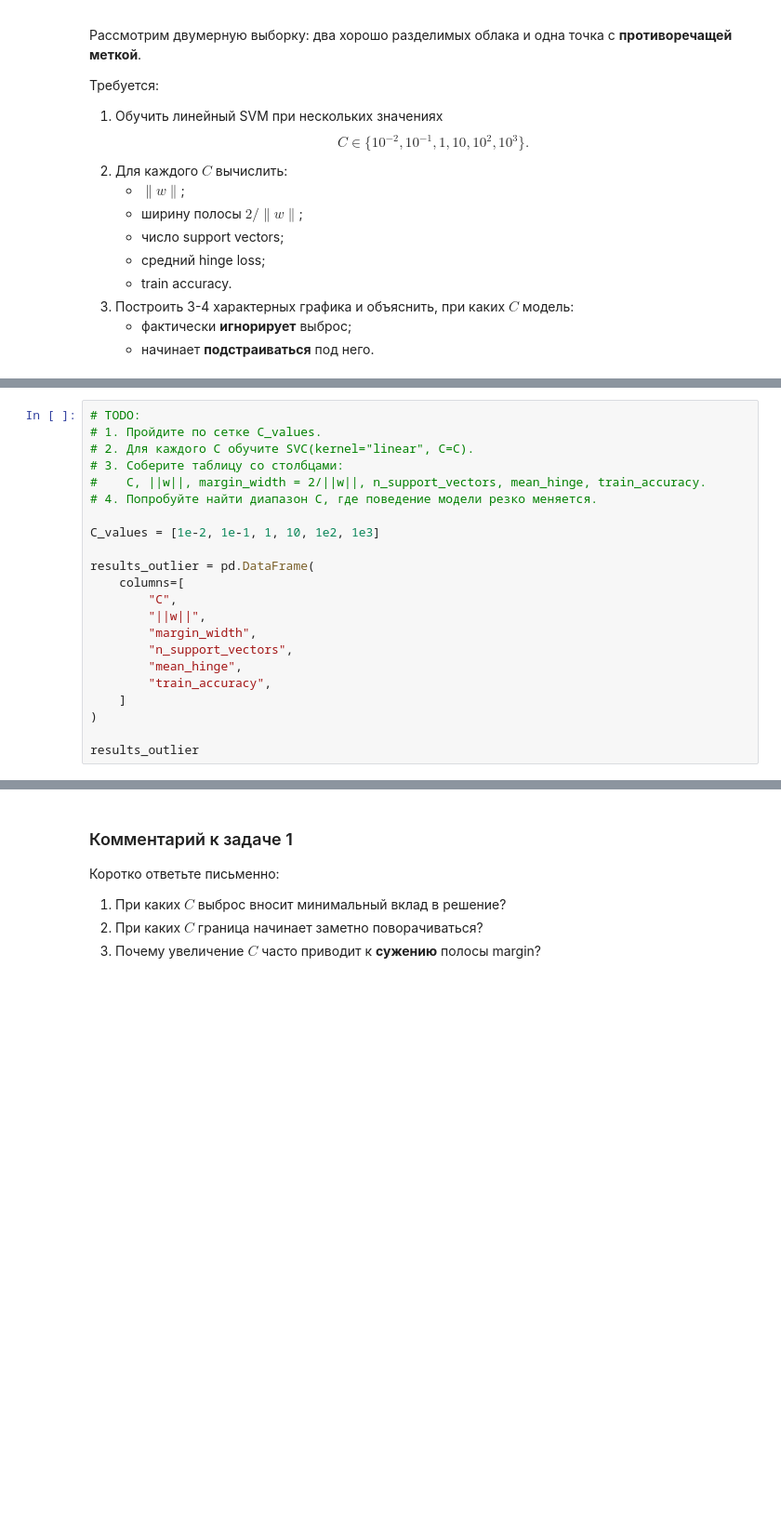
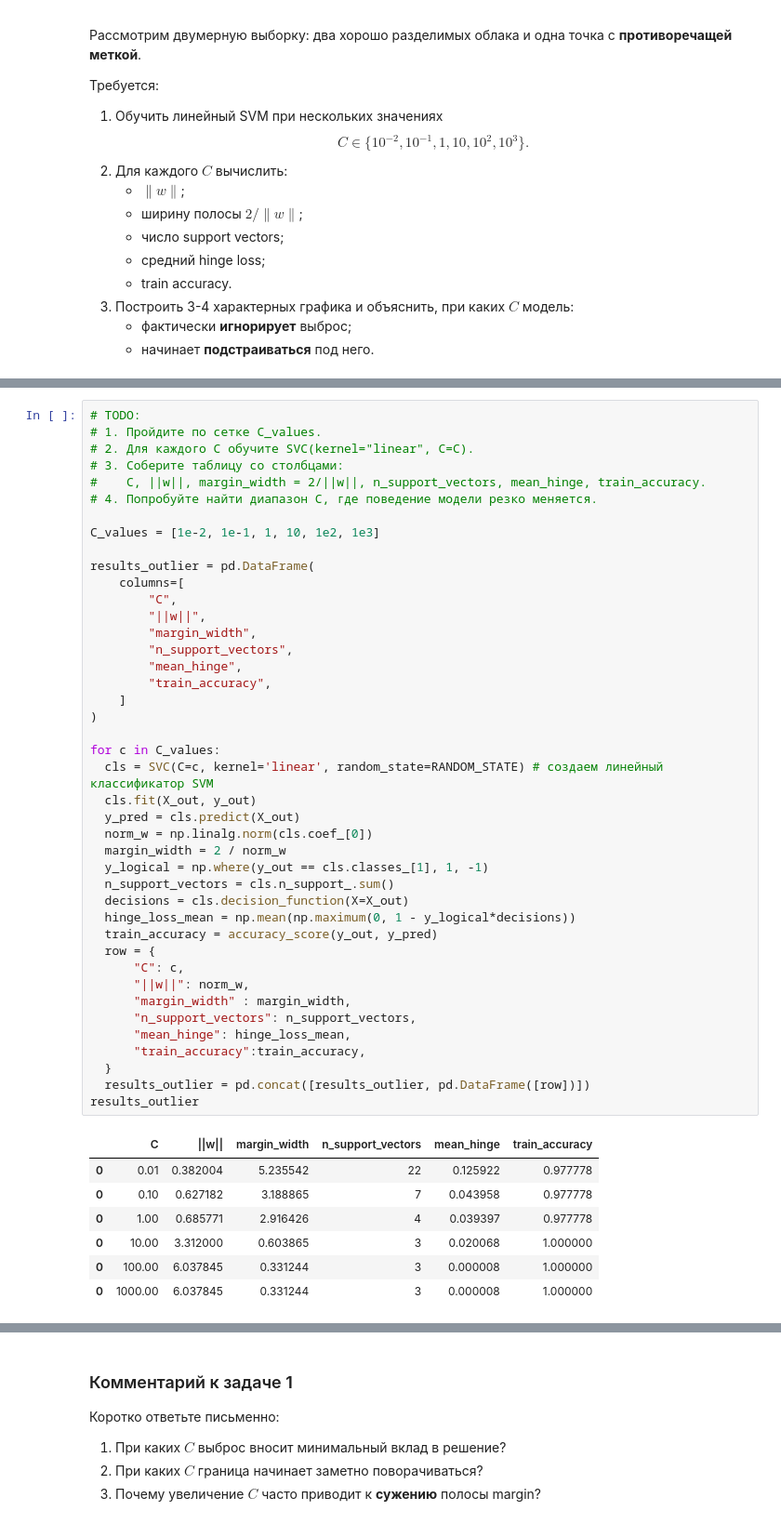
Before and after one commit to DmytryPan/ml-math-base-course, a Jupyter notebook: lab-05-svm/Lab_5_SVM_final.ipynb, the cells around one changed output, grey strips where cells are left out. Shown at 93% size. Saved outputs shown, nothing was run; the diff lists cells and outputs as text; blank space fills up the shorter version.

```diff
--- a/lab-05-svm/Lab_5_SVM_final.ipynb
+++ b/lab-05-svm/Lab_5_SVM_final.ipynb
@@ -135,25 +137,53 @@ plt.show()
 # %%
 # TODO:
 # 1. Пройдите по сетке C_values.
 # 2. Для каждого C обучите SVC(kernel="linear", C=C).
 # 3. Соберите таблицу со столбцами:
 #    C, ||w||, margin_width = 2/||w||, n_support_vectors, mean_hinge, train_accuracy.
 # 4. Попробуйте найти диапазон C, где поведение модели резко меняется.
 
 C_values = [1e-2, 1e-1, 1, 10, 1e2, 1e3]
 
 results_outlier = pd.DataFrame(
     columns=[
         "C",
         "||w||",
         "margin_width",
         "n_support_vectors",
         "mean_hinge",
         "train_accuracy",
     ]
 )
 
+for c in C_values:
+  cls = SVC(C=c, kernel='linear', random_state=RANDOM_STATE) # создаем линейный классификатор SVM
+  cls.fit(X_out, y_out)
+  y_pred = cls.predict(X_out)
+  norm_w = np.linalg.norm(cls.coef_[0])
+  margin_width = 2 / norm_w
+  y_logical = np.where(y_out == cls.classes_[1], 1, -1)
+  n_support_vectors = cls.n_support_.sum()
+  decisions = cls.decision_function(X=X_out)
+  hinge_loss_mean = np.mean(np.maximum(0, 1 - y_logical*decisions))
+  train_accuracy = accuracy_score(y_out, y_pred)
+  row = {
+      "C": c,
+      "||w||": norm_w,
+      "margin_width" : margin_width,
+      "n_support_vectors": n_support_vectors,
+      "mean_hinge": hinge_loss_mean,
+      "train_accuracy":train_accuracy,
+  }
+  results_outlier = pd.concat([results_outlier, pd.DataFrame([row])])
 results_outlier
+# %% [output]
+|  | C | ||w|| | margin_width | n_support_vectors | mean_hinge | train_accuracy |
+| 0 | 0.01 | 0.382004 | 5.235542 | 22 | 0.125922 | 0.977778 |
+| 0 | 0.10 | 0.627182 | 3.188865 | 7 | 0.043958 | 0.977778 |
+| 0 | 1.00 | 0.685771 | 2.916426 | 4 | 0.039397 | 0.977778 |
+| 0 | 10.00 | 3.312000 | 0.603865 | 3 | 0.020068 | 1.000000 |
+| 0 | 100.00 | 6.037845 | 0.331244 | 3 | 0.000008 | 1.000000 |
+| 0 | 1000.00 | 6.037845 | 0.331244 | 3 | 0.000008 | 1.000000 |
 # %%
 # TODO:
 # Выберите 3-4 характерных значения C и постройте для них графики:
```
Also changed, not shown: parts of 3 cells of this notebook.
